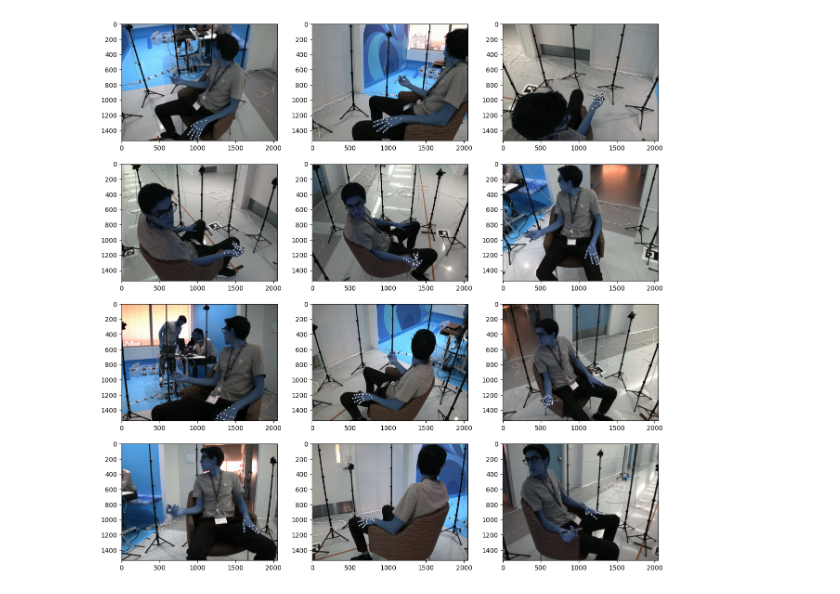
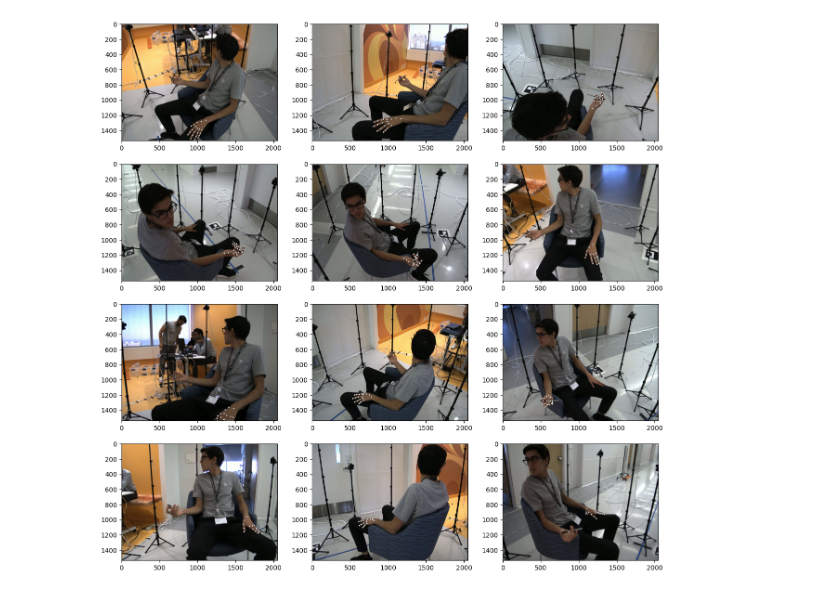
Before and after one commit to Pouyan97/Hand_Detection, a Jupyter notebook: test_dj.ipynb, the cells around one changed output. Drawn from its saved outputs; the diff is of its cells as text; code cells hidden in the pictures.

Commit message:
video processing

```diff
--- a/test_dj.ipynb
+++ b/test_dj.ipynb
@@ -80,6 +136,6 @@ Total: 48
 # %%
 participant_idx = 3
-participant_videos = ((PersonKeypointReconstruction & (Recording & 'participant_id="m002"') & 'top_down_method=2' & 'reconstruction_method=0').fetch('KEY')[participant_idx])
+participant_videos = (Recording & 'participant_id="m002"').fetch('KEY')[participant_idx]
 vid_keys= (HandPoseEstimation * SingleCameraVideo & participant_videos).fetch('KEY')
 num_cameras = len(vid_keys)
 # %%
@@ -89,40 +168,37 @@ num_cameras = len(vid_keys)
 # %%
+%matplotlib inline
 # using the variable axs for multiple Axes
+from pose_pipeline.utils.visualization import draw_keypoints
 n_cols = 3
 fig, axs = plt.subplots(num_cameras//n_cols,n_cols,figsize=(15,15))
 
 for vid_idx in range(num_cameras):
     vid_file = (Video &vid_keys[vid_idx]).fetch('video')[0]
     # output_file = f'{output_root}m002_camera{vid_idx}.mp4'
 
     cap = cv2.VideoCapture(vid_file)
     frame_idx = 0
     video_writer = None
     pred_instances_list = []
     keypoints_2d = (HandPoseEstimation & vid_keys[vid_idx]).fetch1("keypoints_2d")
     ###############################CHOOSE A FRAME#########################
     # while frame_idx < 1:
     success, frame = cap.read()
     frame_idx += 1
 
     if not success:
         break
     radius = 10
     threshold = 0.2
     color = (255,255,255)
     border_color = (0,0,0)
     keypoints = keypoints_2d[frame_idx,:,:].copy()
-    keypoints[..., 0] = np.clip(keypoints[..., 0], 0, frame.shape[1])
-    keypoints[..., 1] = np.clip(keypoints[..., 1], 0, frame.shape[0])
-    for i in range(keypoints.shape[0]):
-        if keypoints[i,-1] > threshold:
-            cv2.circle(frame, (int(keypoints[i, 0]), int(keypoints[i, 1])), radius, border_color, -1)
-            if radius > 2:
-                cv2.circle(frame, (int(keypoints[i, 0]), int(keypoints[i, 1])), radius - 2, color, -1)
-    # cv2.cvtColor(frame, cv2.COLOR_BGR2RGB)
+    frame = draw_keypoints(frame,keypoints)
+
+    frame = cv2.cvtColor(frame, cv2.COLOR_BGR2RGB)
     row = vid_idx // n_cols
     col = vid_idx % n_cols
     axs[row,col].imshow(frame)
     os.remove(vid_file)
 # %% [output]
-[figure, old version]
+[figure, new version]
```
Also changed, not shown: parts of 8 cells of this notebook, 1 other file.
